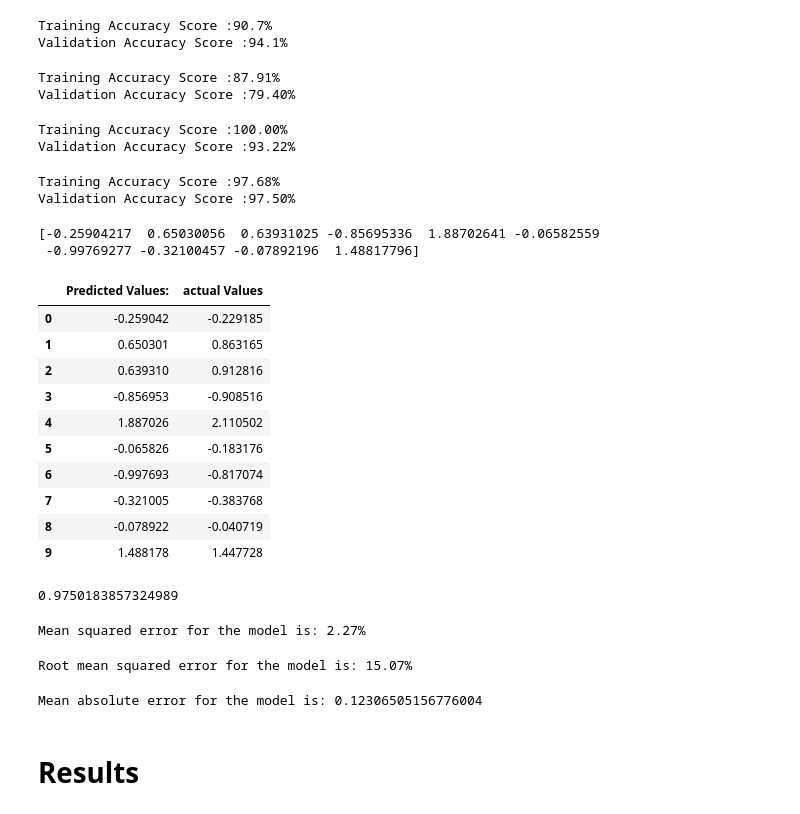
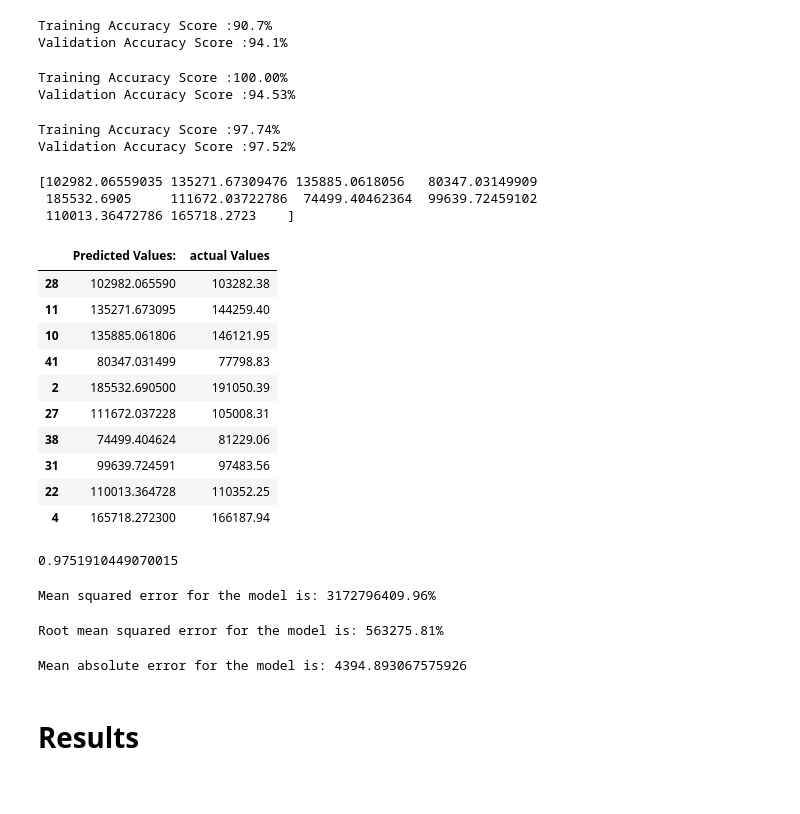
Before and after one commit to TKQhena/50_Startups_Regression-MLG_Assingment3-, a Jupyter notebook: MLG_Assingment_3(Start_UP).ipynb, the cells around one changed output. Drawn from its saved outputs; the diff is of its cells as text; code cells hidden in the pictures.

Commit message:
Scaling fixed

```diff
--- a/MLG_Assingment_3(Start_UP).ipynb
+++ b/MLG_Assingment_3(Start_UP).ipynb
@@ -209,11 +218,3 @@ features = features.drop(columns='Administration')
 x_train, x_test, y_train, y_test = train_test_split(features, target, test_size=0.2, random_state=0)
 # %% [markdown]
 ## Scaling
-# %%
-scaler = StandardScaler()
-x_train = scaler.fit_transform(x_train)
-x_test = scaler.transform(x_test)
-
-#Scaling outpits
-y_train = scaler.fit_transform(y_train.values.reshape(-1,1))
-y_test = scaler.transform(y_test.values.reshape(-1,1))
@@ -227,14 +233,6 @@ print(f"Validation Accuracy Score :{lr.score(x_test, y_test) * 100:.1f}%")
 # %% [output]
 Training Accuracy Score :90.7%
 Validation Accuracy Score :94.1%
-# %%
-svr = SVR()
-svr.fit(x_train,y_train)
-print(f"Training Accuracy Score :{svr.score(x_train, y_train) * 100:.2f}%")
-print(f"Validation Accuracy Score :{svr.score(x_test, y_test) * 100:.2f}%")
-# %% [output]
-Training Accuracy Score :87.91%
-Validation Accuracy Score :79.40%
 # %%
 dt= DecisionTreeRegressor()
 dt.fit(x_train,y_train)
@@ -242,56 +240,57 @@ print(f"Training Accuracy Score :{dt.score(x_train, y_train) * 100:.2f}%")
 print(f"Validation Accuracy Score :{dt.score(x_test, y_test) * 100:.2f}%")
 # %% [output]
 Training Accuracy Score :100.00%
-Validation Accuracy Score :93.22%
+Validation Accuracy Score :94.53%
 # %%
-rf = RandomForestRegressor()
+rf = RandomForestRegressor(n_estimators=100, max_depth=5, random_state=1)
 rf.fit(x_train,y_train)
 print(f"Training Accuracy Score :{rf.score(x_train, y_train) * 100:.2f}%")
 print(f"Validation Accuracy Score :{rf.score(x_test, y_test) * 100:.2f}%")
 # %% [output]
-Training Accuracy Score :97.68%
-Validation Accuracy Score :97.50%
+Training Accuracy Score :97.74%
+Validation Accuracy Score :97.52%
 # %%
 y_prediction = rf.predict(x_test)
 print(y_prediction)
 # %% [output]
-[-0.25904217  0.65030056  0.63931025 -0.85695336  1.88702641 -0.06582559
- -0.99769277 -0.32100457 -0.07892196  1.48817796]
+[102982.06559035 135271.67309476 135885.0618056   80347.03149909
+ 185532.6905     111672.03722786  74499.40462364  99639.72459102
+ 110013.36472786 165718.2723    ]
 # %%
 df = pd.DataFrame(
-    data={"Predicted Values:": y_prediction.flatten(), "actual Values": y_test.flatten()})
+    data={"Predicted Values:": y_prediction, "actual Values": y_test})
 df
 # %% [output]
 |  | Predicted Values: | actual Values |
-| 0 | -0.259042 | -0.229185 |
-| 1 | 0.650301 | 0.863165 |
-| 2 | 0.639310 | 0.912816 |
-| 3 | -0.856953 | -0.908516 |
-| 4 | 1.887026 | 2.110502 |
-| 5 | -0.065826 | -0.183176 |
-| 6 | -0.997693 | -0.817074 |
-| 7 | -0.321005 | -0.383768 |
-| 8 | -0.078922 | -0.040719 |
-| 9 | 1.488178 | 1.447728 |
+| 28 | 102982.065590 | 103282.38 |
+| 11 | 135271.673095 | 144259.40 |
+| 10 | 135885.061806 | 146121.95 |
+| 41 | 80347.031499 | 77798.83 |
+| 2 | 185532.690500 | 191050.39 |
+| 27 | 111672.037228 | 105008.31 |
+| 38 | 74499.404624 | 81229.06 |
+| 31 | 99639.724591 | 97483.56 |
+| 22 | 110013.364728 | 110352.25 |
+| 4 | 165718.272300 | 166187.94 |
 # %%
 r2_score(y_test, y_prediction)
 # %% [output]
-0.9750183857324989
+0.9751910449070015
 # %%
 mean_err = mean_squared_error(y_test, y_prediction)
 print(f"Mean squared error for the model is: {mean_err*100:.2f}%")
 # %% [output]
-Mean squared error for the model is: 2.27%
+Mean squared error for the model is: 3172796409.96%
 # %%
 rmse = np.sqrt(mean_err)
 print(f"Root mean squared error for the model is: {rmse*100:.2f}%")
 # %% [output]
-Root mean squared error for the model is: 15.07%
+Root mean squared error for the model is: 563275.81%
 # %%
 mae = mean_absolute_error(y_test, y_prediction)
 print(f"Mean absolute error for the model is: {mae}")
 # %% [output]
-Mean absolute error for the model is: 0.12306505156776004
+Mean absolute error for the model is: 4394.893067575926
 # %% [markdown]
 # Results
 # %% [markdown]
```
Also changed, not shown: parts of 2 cells of this notebook.
